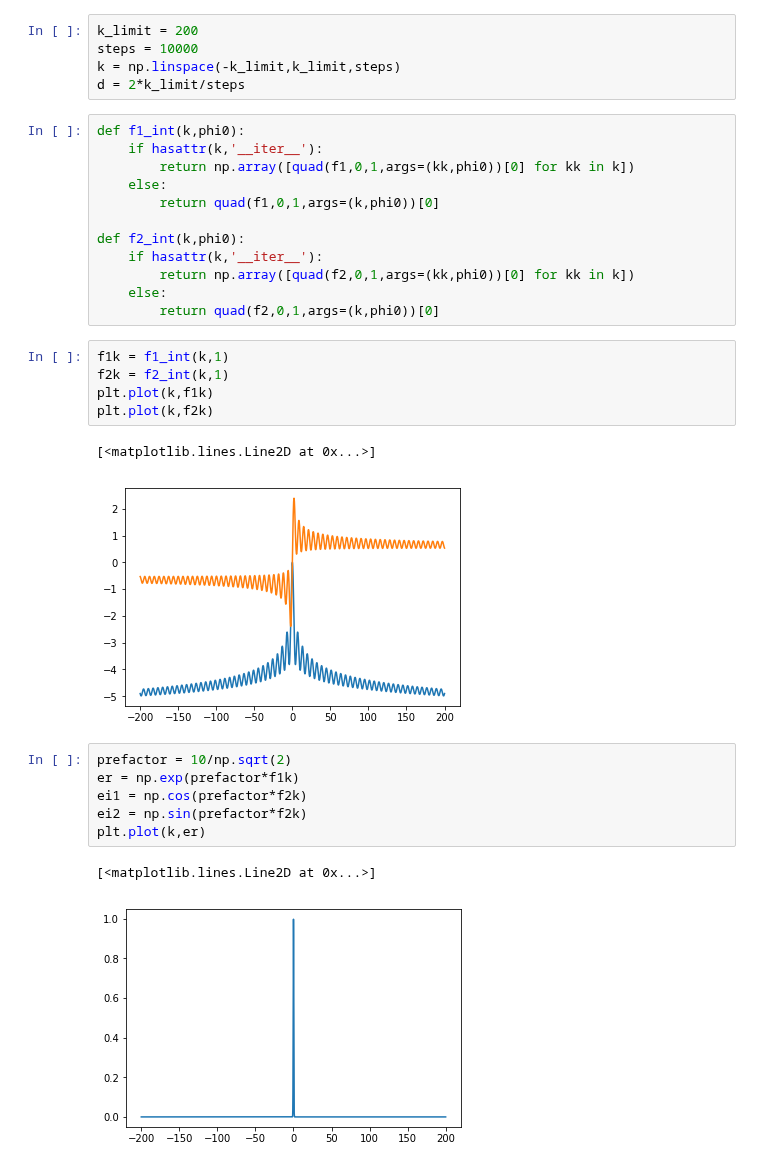
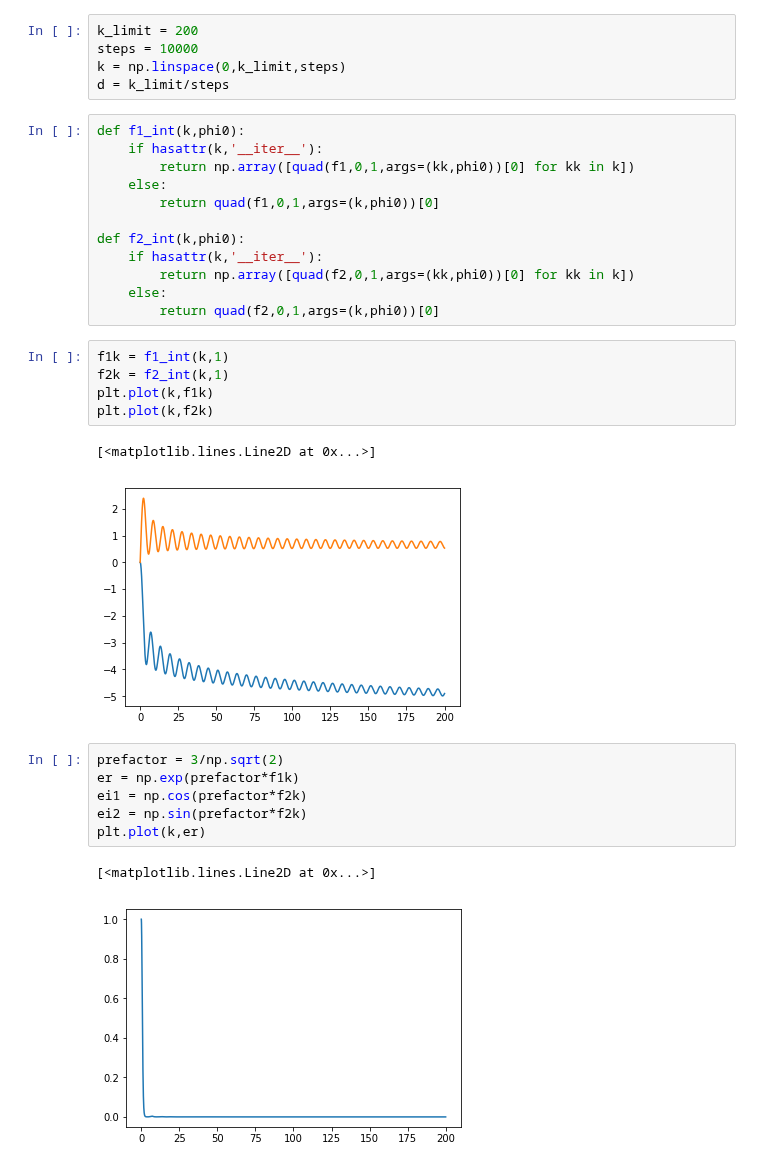
Before and after one commit to hstrey/FCS-simulations, a Jupyter notebook: FCS intensity distribution correct.ipynb, the cells around one changed output. Cells and saved outputs as stored; diff of their text form.

```diff
--- a/FCS intensity distribution correct.ipynb
+++ b/FCS intensity distribution correct.ipynb
@@ -13,8 +13,8 @@ def f2(y,k,phi0):
 # %%
 k_limit = 200
 steps = 10000
-k = np.linspace(-k_limit,k_limit,steps)
-d = 2*k_limit/steps
+k = np.linspace(0,k_limit,steps)
+d = k_limit/steps
 # %%
 def f1_int(k,phi0):
     if hasattr(k,'__iter__'):
@@ -34,16 +34,16 @@ plt.plot(k,f1k)
 plt.plot(k,f2k)
 # %% [output]
 [<matplotlib.lines.Line2D at 0x...>]
-[figure, old version]
+[figure, new version]
 # %%
-prefactor = 10/np.sqrt(2)
+prefactor = 3/np.sqrt(2)
 er = np.exp(prefactor*f1k)
 ei1 = np.cos(prefactor*f2k)
 ei2 = np.sin(prefactor*f2k)
 plt.plot(k,er)
 # %% [output]
 [<matplotlib.lines.Line2D at 0x...>]
-[figure, old version]
+[figure, new version]
 # %%
 plt.plot(k,ei1)
 plt.plot(k,ei2)
```
Also changed, not shown: parts of 3 cells of this notebook, 2 other files.
